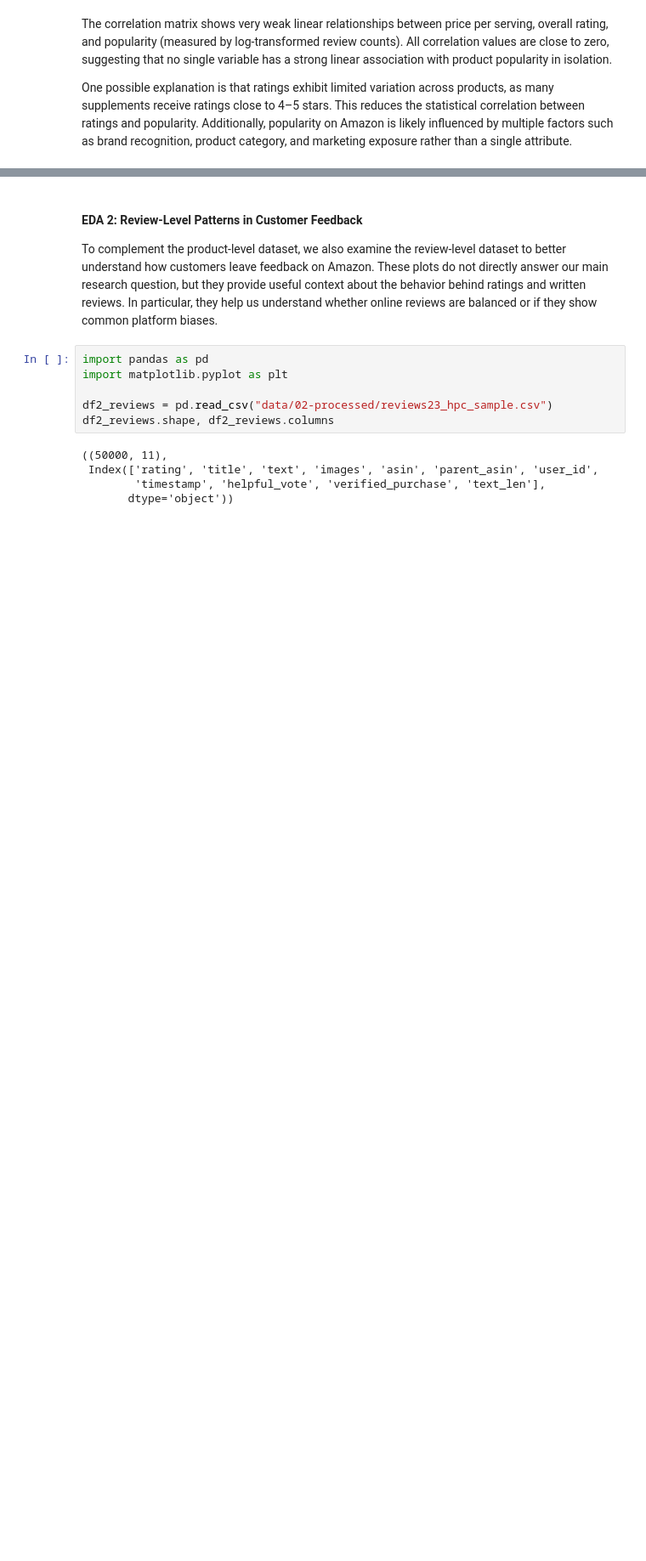
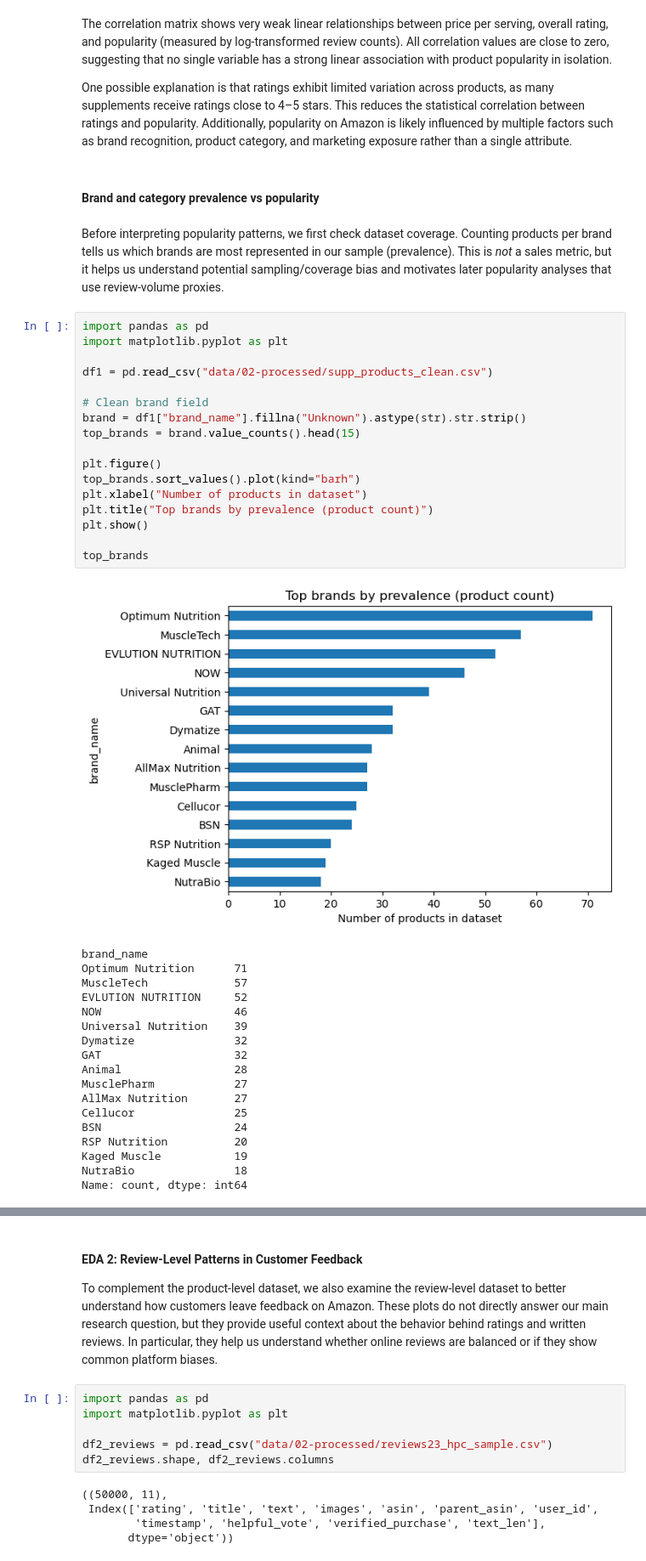
Before and after one commit to COGS108/Group129_WI26, a Jupyter notebook: 03-FinalProject.ipynb, the cells around one changed output, grey strips where cells are left out. Shown at 85% size. Saved outputs shown, nothing was run; the diff lists cells and outputs as text; blank space fills up the shorter version.

Commit message:
Update EDA write-up and plots

```diff
--- a/03-FinalProject.ipynb
+++ b/03-FinalProject.ipynb
@@ -656,3 +656,43 @@ plt.show()
 The correlation matrix shows very weak linear relationships between price per serving, overall rating, and popularity (measured by log-transformed review counts). All correlation values are close to zero, suggesting that no single variable has a strong linear association with product popularity in isolation.
 
 One possible explanation is that ratings exhibit limited variation across products, as many supplements receive ratings close to 4–5 stars. This reduces the statistical correlation between ratings and popularity. Additionally, popularity on Amazon is likely influenced by multiple factors such as brand recognition, product category, and marketing exposure rather than a single attribute.
+# %% [markdown]
+#### Brand and category prevalence vs popularity
+# %% [markdown]
+Before interpreting popularity patterns, we first check dataset coverage. Counting products per brand tells us which brands are most represented in our sample (prevalence). This is *not* a sales metric, but it helps us understand potential sampling/coverage bias and motivates later popularity analyses that use review-volume proxies.
+# %%
+import pandas as pd
+import matplotlib.pyplot as plt
+
+df1 = pd.read_csv("data/02-processed/supp_products_clean.csv")
+
+# Clean brand field
+brand = df1["brand_name"].fillna("Unknown").astype(str).str.strip()
+top_brands = brand.value_counts().head(15)
+
+plt.figure()
+top_brands.sort_values().plot(kind="barh")
+plt.xlabel("Number of products in dataset")
+plt.title("Top brands by prevalence (product count)")
+plt.show()
+
+top_brands
+# %% [output]
+[figure, added]
+brand_name
+Optimum Nutrition      71
+MuscleTech             57
+EVLUTION NUTRITION     52
+NOW                    46
+Universal Nutrition    39
+Dymatize               32
+GAT                    32
+Animal                 28
+MusclePharm            27
+AllMax Nutrition       27
+Cellucor               25
+BSN                    24
+RSP Nutrition          20
+Kaged Muscle           19
+NutraBio               18
+Name: count, dtype: int64
```
Also changed, not shown: parts of 13 cells of this notebook.
